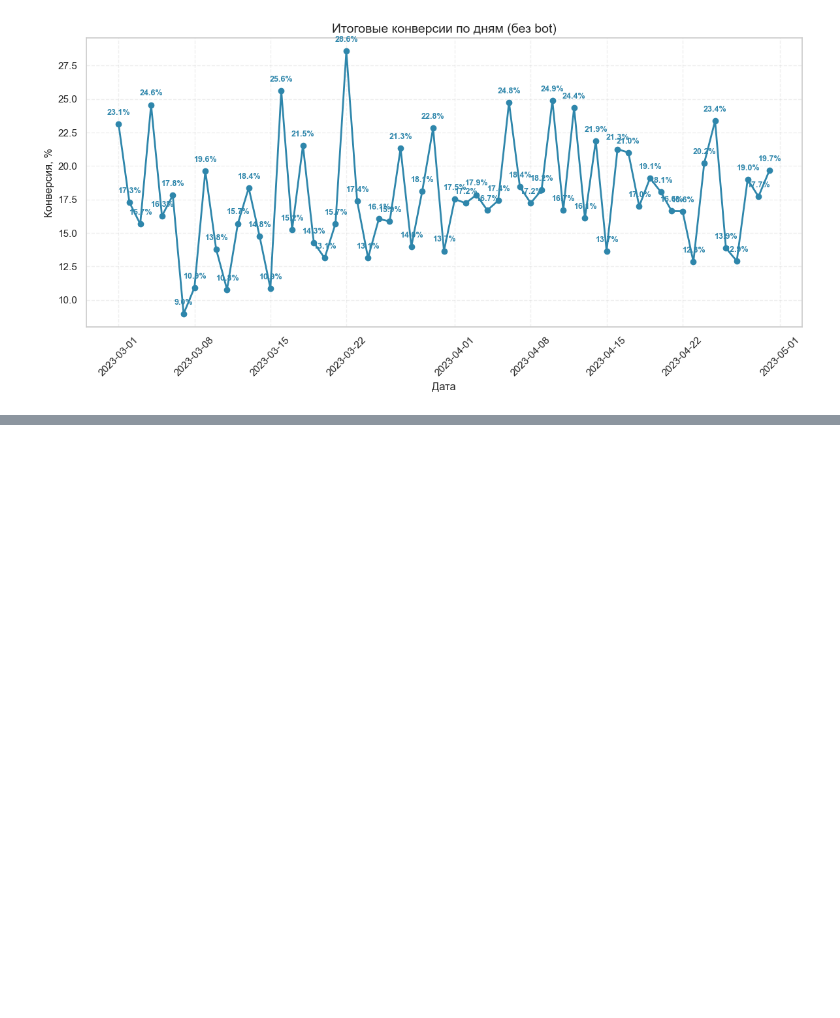
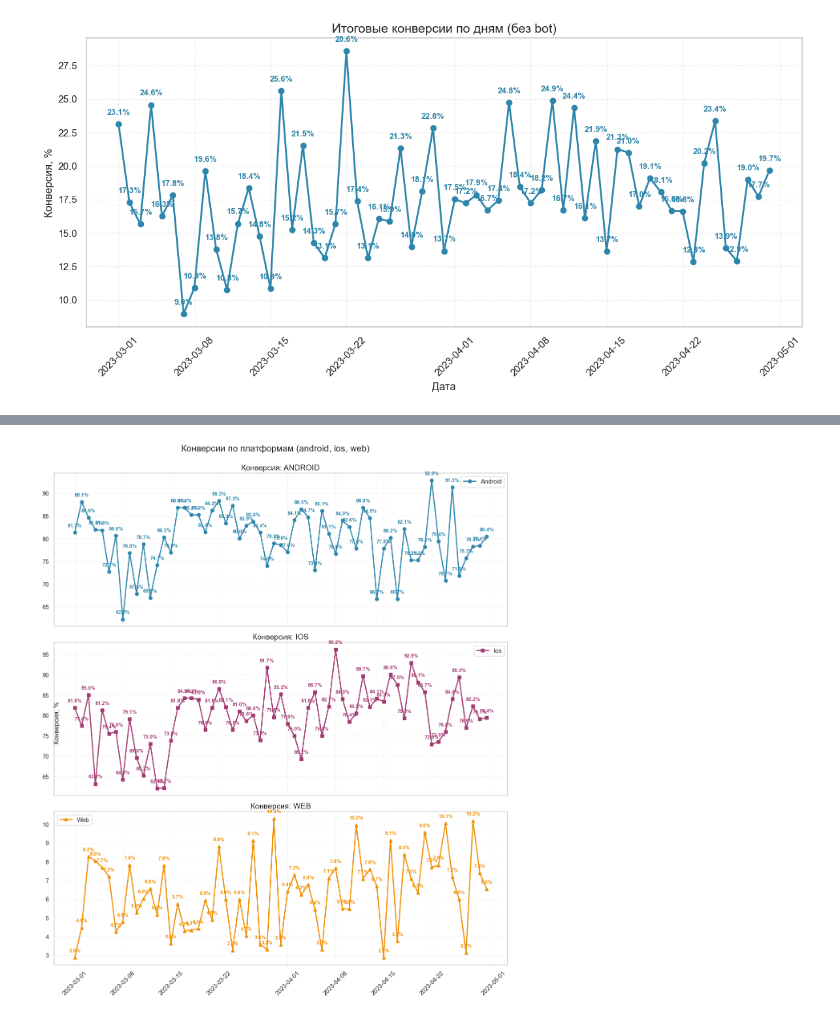
Before and after one commit to Konstantin-Ignatenko-Y/data-analytics-project-100, a Jupyter notebook: Conversion_dashboard.ipynb, the cells around one changed output, grey strips where cells are left out. Cells and saved outputs as stored; diff of their text form; code cells hidden in the pictures; blank space fills up the shorter version.

Commit message:
feat: add ./chart/conversions_by_platform.png

```diff
--- a/Conversion_dashboard.ipynb
+++ b/Conversion_dashboard.ipynb
@@ -701,0 +704,84 @@ plt.show()
+# %%
+# --- Подготовка данных ---
+df = df_final.copy()
+
+# Убираем bot, если есть
+df = df[df['platform'] != 'bot'].copy()
+
+# Приводим date_group к datetime
+df['date_group'] = pd.to_datetime(df['date_group'])
+
+# Выбираем нужные платформы
+platforms = ['android', 'ios', 'web']
+
+# Фильтруем по периоду
+start_date = '2023-03-01'
+end_date = '2023-04-30'
+mask = (df['date_group'] >= start_date) & (df['date_group'] <= end_date)
+df_plot = df.loc[mask].copy()
+
+# Цвета и маркеры
+colors = {'android': '#2E86AB', 'ios': '#A23B72', 'web': '#F18F01'}
+markers = {'android': 'o', 'ios': 's', 'web': '^'}
+
+# --- Создаём фигуру с 3 подграфиками (3 строки, 1 колонка) ---
+fig, axes = plt.subplots(3, 1, figsize=(12, 14), sharex=True)  # sharex=True — общая ось X (даты)
+
+for ax, platform in zip(axes, platforms):
+    sub = df_plot[df_plot['platform'] == platform].sort_values('date_group')
+
+    if sub.empty:
+        ax.text(0.5, 0.5, f"Нет данных: {platform}", transform=ax.transAxes,
+                ha='center', va='center', fontsize=12)
+        ax.set_title(f'Конверсия: {platform.upper()}', fontsize=14)
+        continue
+
+    # Рисуем линию
+    ax.plot(
+        sub['date_group'],
+        sub['conversion'],
+        marker=markers[platform],
+        linewidth=2,
+        color=colors[platform],
+        label=platform.capitalize(),
+        markersize=6
+    )
+
+    # Подписи процентов над точками
+    for i, row in sub.iterrows():
+        x_val = row['date_group']
+        y_val = row['conversion']
+
+        if pd.isna(x_val) or pd.isna(y_val) or np.isinf(y_val):
+            continue
+
+        ax.annotate(
+            f'{y_val:.1f}%',
+            xy=(x_val, y_val),
+            xytext=(0, 8),
+            textcoords='offset points',
+            ha='center',
+            va='bottom',
+            fontsize=9,
+            color=colors[platform],
+            weight='bold'
+        )
+
+    ax.set_title(f'Конверсия: {platform.upper()}', fontsize=14)
+    ax.legend(loc='best')
+    ax.grid(True, linestyle='--', alpha=0.3)
+
+# Настройка общей оси X
+plt.xticks(rotation=45)
+fig.text(0.04, 0.5, 'Конверсия, %', va='center', rotation='vertical', fontsize=12)  # общая подпись оси Y
+fig.suptitle('Конверсии по платформам (android, ios, web)', fontsize=16, y=0.995)
+
+plt.tight_layout()
+
+# --- Сохраняем всё в один файл ---
+output_path = './charts/conversions_by_platform.png'
+fig.savefig(output_path, dpi=300, bbox_inches='tight')
+
+plt.show()
+# %% [output]
+[figure, added]
```
Also changed, not shown: parts of 1 cell of this notebook, 1 other file.
